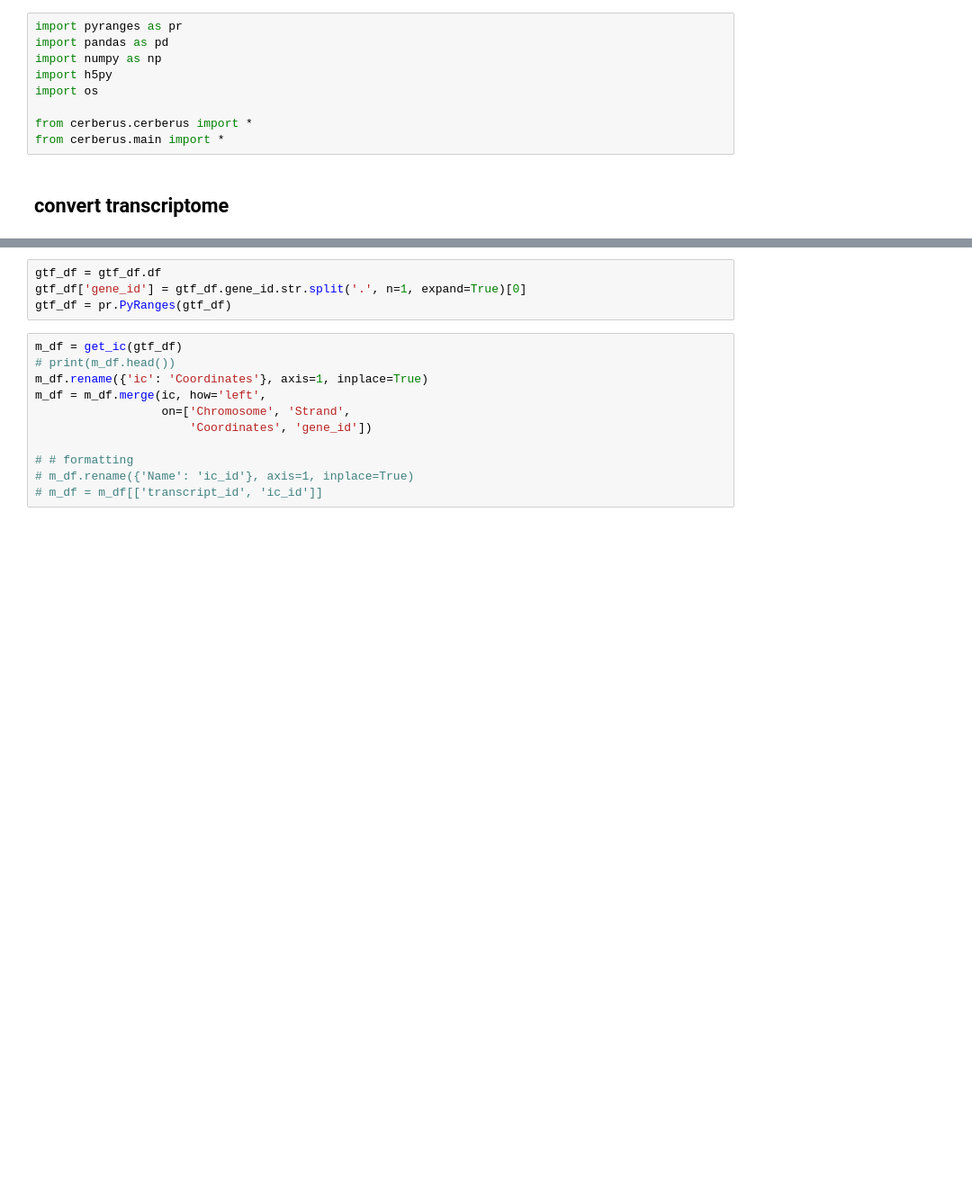
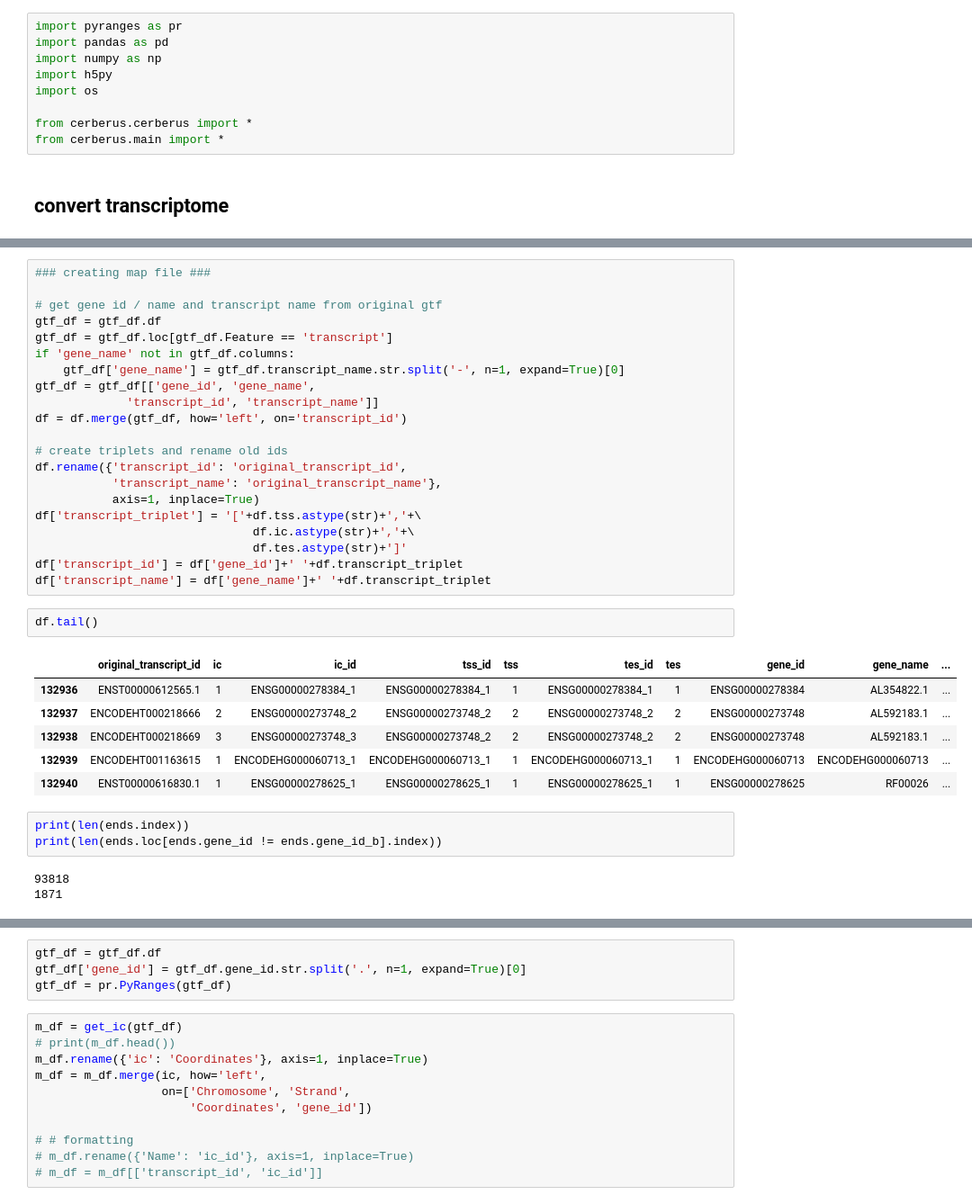
Before and after one commit to mortazavilab/cerberus, a Jupyter notebook: 220412_dev.ipynb, the cells around one changed output, grey strips where cells are left out. Shown at 90% size. Drawn from its saved outputs; the diff is of its cells as text; blank space fills up the shorter version.

```diff
--- a/220412_dev.ipynb
+++ b/220412_dev.ipynb
@@ -133,0 +269,36 @@ gtf_df, tss, ic, tes = convert_transcriptome(gtf, h5)
+# %%
+### creating map file ###
+
+# get gene id / name and transcript name from original gtf
+gtf_df = gtf_df.df
+gtf_df = gtf_df.loc[gtf_df.Feature == 'transcript']
+if 'gene_name' not in gtf_df.columns:
+    gtf_df['gene_name'] = gtf_df.transcript_name.str.split('-', n=1, expand=True)[0]
+gtf_df = gtf_df[['gene_id', 'gene_name',
+             'transcript_id', 'transcript_name']]
+df = df.merge(gtf_df, how='left', on='transcript_id')
+
+# create triplets and rename old ids
+df.rename({'transcript_id': 'original_transcript_id',
+           'transcript_name': 'original_transcript_name'},
+           axis=1, inplace=True)
+df['transcript_triplet'] = '['+df.tss.astype(str)+','+\
+                               df.ic.astype(str)+','+\
+                               df.tes.astype(str)+']'
+df['transcript_id'] = df['gene_id']+' '+df.transcript_triplet
+df['transcript_name'] = df['gene_name']+' '+df.transcript_triplet
+# %%
+df.tail()
+# %% [output]
+|  | original_transcript_id | ic | ic_id | tss_id | tss | tes_id | tes | gene_id | gene_name | ... |
+| 132936 | ENST00000612565.1 | 1 | ENSG00000278384_1 | ENSG00000278384_1 | 1 | ENSG00000278384_1 | 1 | ENSG00000278384 | AL354822.1 | ... |
+| 132937 | ENCODEHT000218666 | 2 | ENSG00000273748_2 | ENSG00000273748_2 | 2 | ENSG00000273748_2 | 2 | ENSG00000273748 | AL592183.1 | ... |
+| 132938 | ENCODEHT000218669 | 3 | ENSG00000273748_3 | ENSG00000273748_2 | 2 | ENSG00000273748_2 | 2 | ENSG00000273748 | AL592183.1 | ... |
+| 132939 | ENCODEHT001163615 | 1 | ENCODEHG000060713_1 | ENCODEHG000060713_1 | 1 | ENCODEHG000060713_1 | 1 | ENCODEHG000060713 | ENCODEHG000060713 | ... |
+| 132940 | ENST00000616830.1 | 1 | ENSG00000278625_1 | ENSG00000278625_1 | 1 | ENSG00000278625_1 | 1 | ENSG00000278625 | RF00026 | ... |
+# %%
+print(len(ends.index))
+print(len(ends.loc[ends.gene_id != ends.gene_id_b].index))
+# %% [output]
+93818
+1871
```
Also changed, not shown: parts of 14 cells of this notebook, 2 other files.
